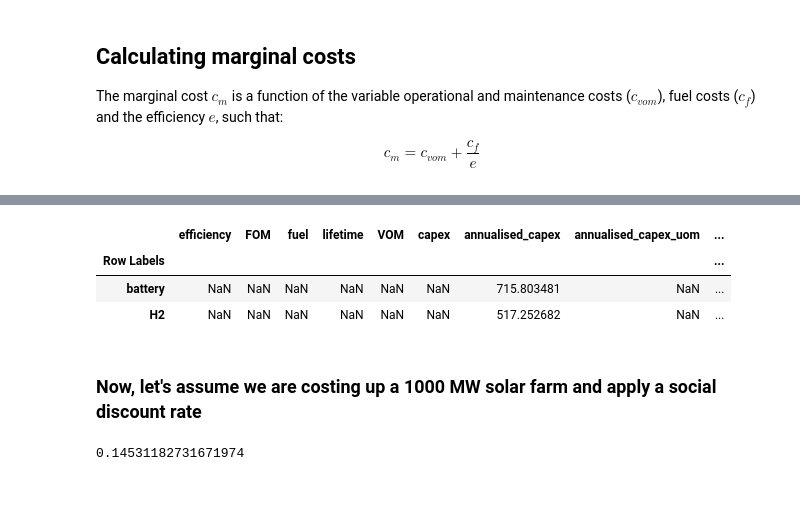
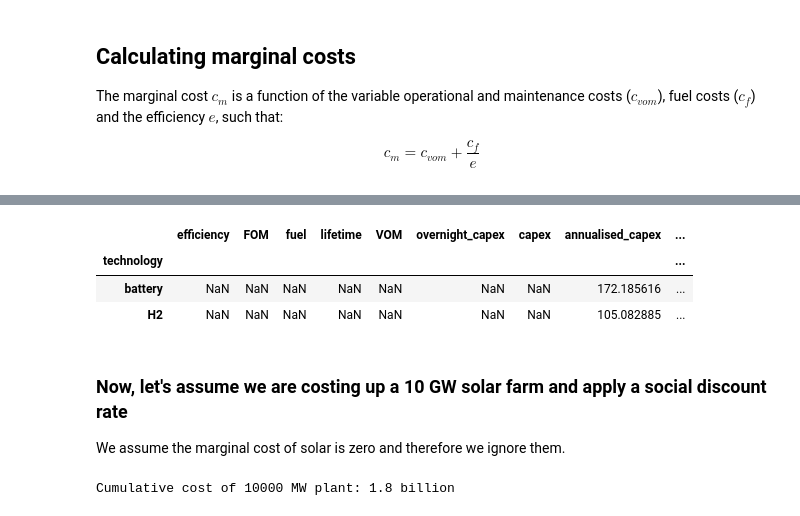
Before and after one commit to transition-zero/tza-google-cfe, a Jupyter notebook: notebooks/02_cost_model.ipynb, the cells around one changed output, grey strips where cells are left out. Cells and saved outputs as stored; diff of their text form; code cells hidden in the pictures.

```diff
--- a/notebooks/02_cost_model.ipynb
+++ b/notebooks/02_cost_model.ipynb
@@ -3,13 +3,13 @@ import pandas as pd
 # %%
 costs = (
     pd
-    .read_excel('../data/system_inputs.xlsx', sheet_name='technology_params')
+    .read_csv('../data/tech_params.csv')
     .drop(['CO2 intensity'],axis=1)
-    .set_index('Row Labels')
+    .set_index('technology')
     .fillna(0)
 )
 
-costs['capex'] = costs['investment']
+costs['overnight_capex'] = costs['investment']
 
 costs = costs.drop(['investment'],axis=1)
 
@@ -33,0 +110,10 @@ $$
+# %%
+# calculate capex and tidy up dataframe
+costs_adj = (
+    costs
+    .assign(capex = costs['overnight_capex'] * costs['k'])
+    .drop( ['construction_time', 'k'], axis=1)
+    .drop( costs.filter(regex='capital_spend').columns, axis=1 )
+)
+
+costs_adj.head(5)
@@ -79,0 +154,6 @@ costs.loc[['coal','solar','wind']]
+# %%
+costs_adj['annualised_capex'] = (
+    calculate_annuity(costs_adj['lifetime'], r = 0.1) * costs_adj['capex']
+)
+
+costs_adj.dropna()
@@ -86,9 +185,9 @@ c_m = c_{vom} + \frac{c_{f}}{e}
 $$
 # %%
 # now let's compute the marginal cost
-costs["marginal_cost"] = (costs["VOM"] + costs["fuel"] / costs["efficiency"]).fillna(0)
+costs_adj["marginal_cost"] = (costs_adj["VOM"] + costs_adj["fuel"] / costs_adj["efficiency"]).fillna(0)
 
-costs["marginal_cost_uom"] = 'USD/MWh'
+#costs_adj["marginal_cost_uom"] = 'USD/MWh'
 
-costs.head(5)
+costs_adj.head(5)
 # %% [output]
@@ -102,45 +201,46 @@ costs.head(5)
 # %%
 # calculating captial costs of storage is a little trickier... let's do that now
 def costs_for_storage(
         # calculate cost of storages
         store, link1, link2=None, max_hours=1.0
 ):
     capital_cost = link1["annualised_capex"] + max_hours * store["annualised_capex"]
     if link2 is not None:
         capital_cost += link2["annualised_capex"]
     return pd.Series(
         dict(annualised_capex=capital_cost, marginal_cost=0.0)
     )
 
 # compute storage costs
-costs.loc["battery"] = costs_for_storage(
-    costs.loc["battery storage"],
-    costs.loc["battery inverter"],
+costs_adj.loc["battery"] = costs_for_storage(
+    costs_adj.loc["battery storage"],
+    costs_adj.loc["battery inverter"],
     max_hours=4, # assuming 4-hr battery storage
 )
 
 # compute H2 storage costs
-costs.loc["H2"] = costs_for_storage(
-    costs.loc["hydrogen underground storage"],
-    costs.loc["fuel cell"],
-    costs.loc["electrolysis"],
+costs_adj.loc["H2"] = costs_for_storage(
+    costs_adj.loc["hydrogen underground storage"],
+    costs_adj.loc["fuel cell"],
+    costs_adj.loc["electrolysis"],
     max_hours=168, # assuming 168-hr H2 storage
 )
 
-costs.loc[['battery','H2']]
+costs_adj.loc[['battery','H2']]
 # %% [output]
-|  | efficiency | FOM | fuel | lifetime | VOM | capex | annualised_capex | annualised_capex_uom | ... |
-| Row Labels |  |  |  |  |  |  |  |  | ... |
-| battery | NaN | NaN | NaN | NaN | NaN | NaN | 715.803481 | NaN | ... |
-| H2 | NaN | NaN | NaN | NaN | NaN | NaN | 517.252682 | NaN | ... |
+|  | efficiency | FOM | fuel | lifetime | VOM | overnight_capex | capex | annualised_capex | ... |
+| technology |  |  |  |  |  |  |  |  | ... |
+| battery | NaN | NaN | NaN | NaN | NaN | NaN | NaN | 172.185616 | ... |
+| H2 | NaN | NaN | NaN | NaN | NaN | NaN | NaN | 105.082885 | ... |
 # %% [markdown]
-### Now, let's assume we are costing up a 1000 MW solar farm and apply a social discount rate
+### Now, let's assume we are costing up a 10 GW solar farm and apply a social discount rate
+We assume the marginal cost of solar is zero and therefore we ignore them.
 # %%
-plant_capacity = 1000 # MW
+plant_capacity = 10e3 # MW
 n_years = 2030-2024 # years
 
 # get solar capex (USD/MW/annum)
-solar_capex = costs.loc['solar'].annualised_capex
+solar_capex = costs_adj.loc['solar'].annualised_capex
 
 # compute annual cost (USD/annum)
 total_annual_cost =  solar_capex * plant_capacity
@@ -148,9 +248,14 @@ total_annual_cost =  solar_capex * plant_capacity
 # convert to millions
 total_annual_cost *= 1e-6
 
+# calculate cumulative cost (assuming uniform distribution of capital)
+cumulative_cost = total_annual_cost * n_years
+
 # convert to present value applying a social discount rate
 social_discount_rate = 0.1
 
-total_annual_cost / (1 + social_discount_rate)**(n_years)
+npv = cumulative_cost / (1 + social_discount_rate)**(n_years)
+
+print(f'Cumulative cost of {int(plant_capacity)} MW plant: {round(npv,1)} billion')
 # %% [output]
-0.14531182731671974
+Cumulative cost of 10000 MW plant: 1.8 billion
```
Also changed, not shown: parts of 11 cells of this notebook, 1 other file.
